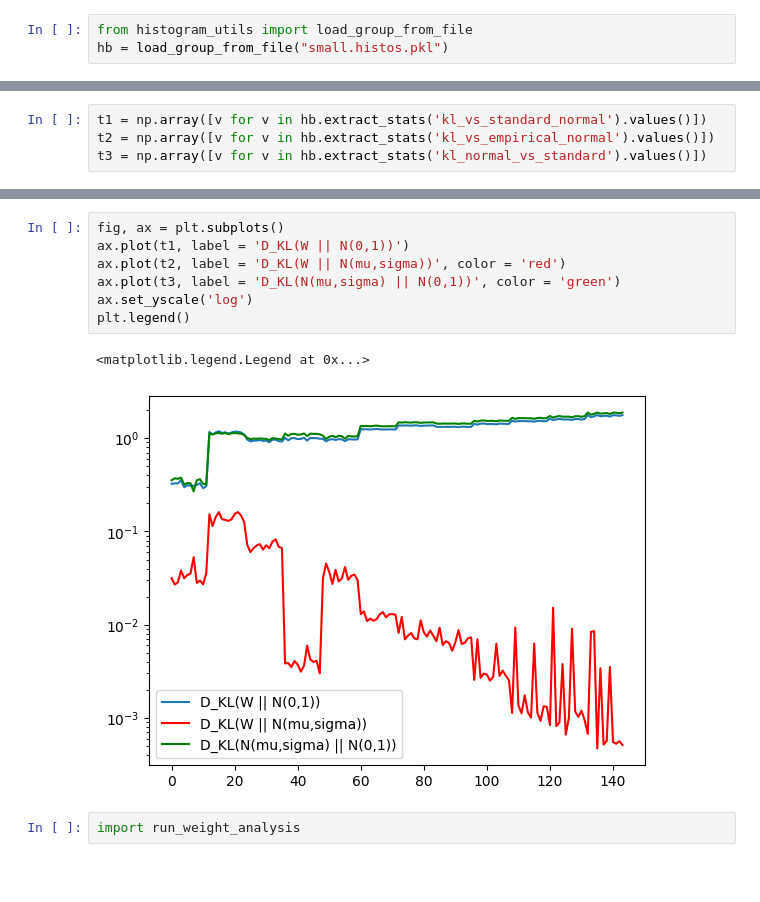
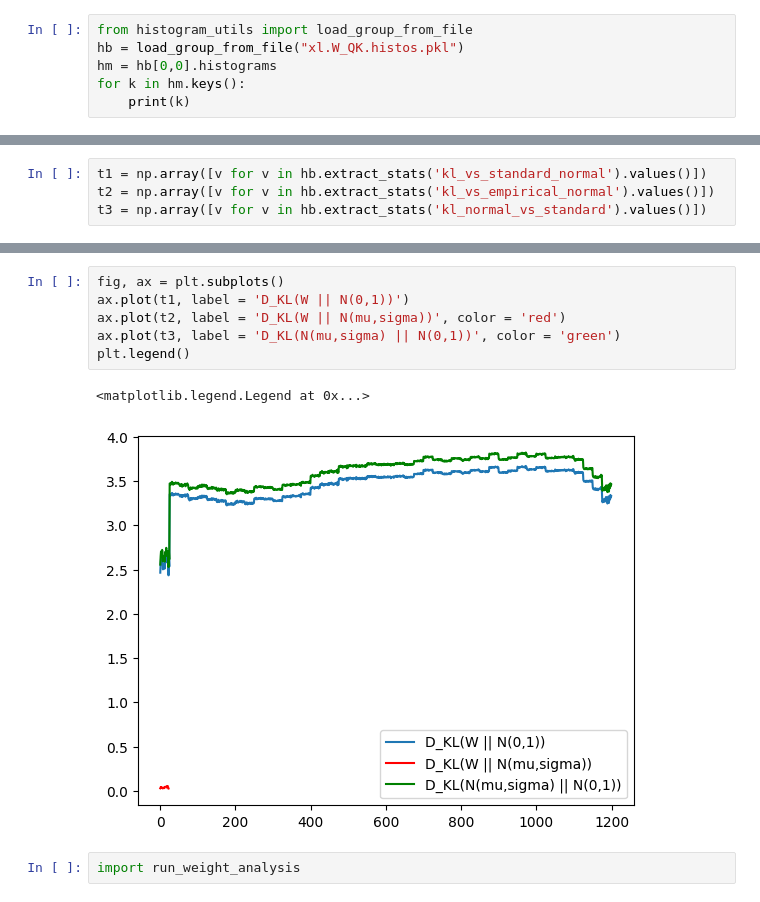
Before and after one commit to angerami/transformer-analysis, a Jupyter notebook: plot_book.ipynb, the cells around one changed output, grey strips where cells are left out. Drawn from its saved outputs; the diff is of its cells as text; blank space fills up the shorter version.

```diff
--- a/plot_book.ipynb
+++ b/plot_book.ipynb
@@ -28,4 +28,7 @@
 #     plt.tight_layout()
 # %%
 from histogram_utils import load_group_from_file
-hb = load_group_from_file("small.histos.pkl")
+hb = load_group_from_file("xl.W_QK.histos.pkl")
+hm = hb[0,0].histograms
+for k in hm.keys():
+    print(k)
@@ -155,13 +119,12 @@ array([0.32439947, 0.32793663, 0.32766452, 0.35370721, 0.29823532,
 # %%
 fig, ax = plt.subplots()
 ax.plot(t1, label = 'D_KL(W || N(0,1))')
 ax.plot(t2, label = 'D_KL(W || N(mu,sigma))', color = 'red')
 ax.plot(t3, label = 'D_KL(N(mu,sigma) || N(0,1))', color = 'green')
-ax.set_yscale('log')
 plt.legend()
 # %% [output]
 <matplotlib.legend.Legend at 0x...>
-[figure, old version]
+[figure, new version]
 # %%
 import run_weight_analysis
 # %%
```
Also changed, not shown: parts of 17 cells of this notebook, 4 other files.
